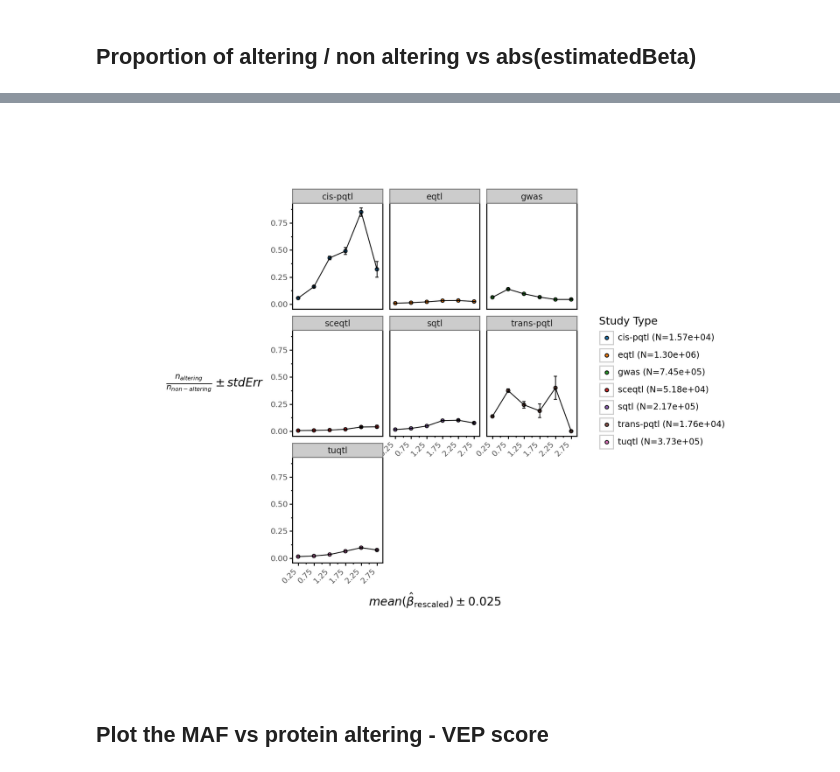
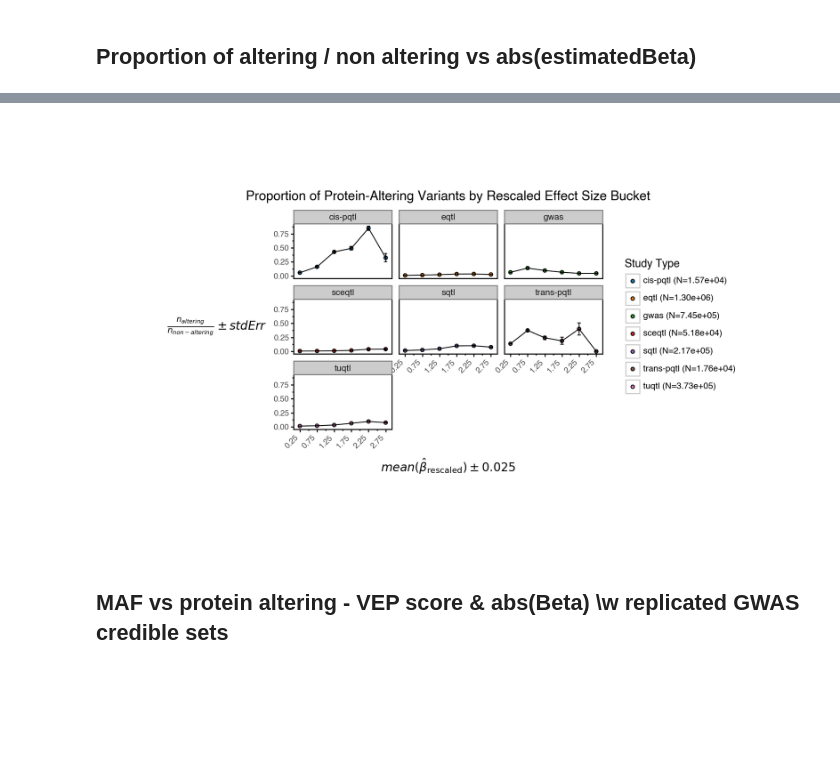
Before and after one commit to opentargets/Gentropy-manuscript, a Jupyter notebook: chapters/in_silico_effect_prediction/04_variant_functional_consequence.ipynb, the cells around one changed output, grey strips where cells are left out. Cells and saved outputs as stored; diff of their text form; code cells hidden in the pictures; blank space fills up the shorter version.

```diff
--- a/chapters/in_silico_effect_prediction/04_variant_functional_consequence.ipynb
+++ b/chapters/in_silico_effect_prediction/04_variant_functional_consequence.ipynb
@@ -325,36 +302,37 @@ plot = (
     )
     + pn.theme_bw()
     + pn.labs(
+        title="Proportion of Protein-Altering Variants by Rescaled Effect Size Bucket",
         x=r"$mean(\hat{\beta}_{\mathrm{rescaled}})\pm{0.025}$",
         y=r"$\frac{n_{altering}}{n_{non-altering}}\pm{stdErr}$ ",
     )
     + pn.scale_x_continuous(
         breaks=[x for x in data["midPoint"].unique()],
         labels=[x for x in data["midPoint"].unique()],
     )
     + pn.theme(
-        figure_size=(10, 8),  # ~85mm wide
+        figure_size=(10, 6),  # ~85mm wide
         axis_title_x=pn.element_text(size=REM * 1.2, family="sans-serif"),
         axis_text=pn.element_text(size=REM * 0.8, family="sans-serif"),
         axis_title_y=pn.element_text(size=REM * 1.2, family="sans-serif", rotation=0, vjust=0.5),
         axis_text_x=pn.element_text(rotation=45, hjust=1),
         axis_ticks=pn.element_line(color="black"),
         axis_line=pn.element_line(color="black"),
         panel_background=pn.element_rect(fill="white"),
         panel_border=pn.element_rect(color="black", fill=None),
         panel_grid=pn.element_blank(),
         plot_margin=0.1,
     )
     + pn.facet_wrap(nrow=3, ncol=3, facets="studyType")
     + pn.geom_line()
     + pn.scale_fill_manual(
         values=["#1f77b4", "#ff7f0e", "#2ca02c", "#d62728", "#9467bd", "#8c564b", "#e377c2", "#7f7f7f", "#bcbd22"],
         name="Study Type",
         labels=totals_map,
     )
 )
 plot
 # %% [output]
-[figure, old version]
+[figure, new version]
 # %% [markdown]
-## Plot the MAF vs protein altering - VEP score
+## MAF vs protein altering - VEP score & abs(Beta) \w replicated GWAS credible sets
```
Also changed, not shown: parts of 22 cells of this notebook, 5 other files.
